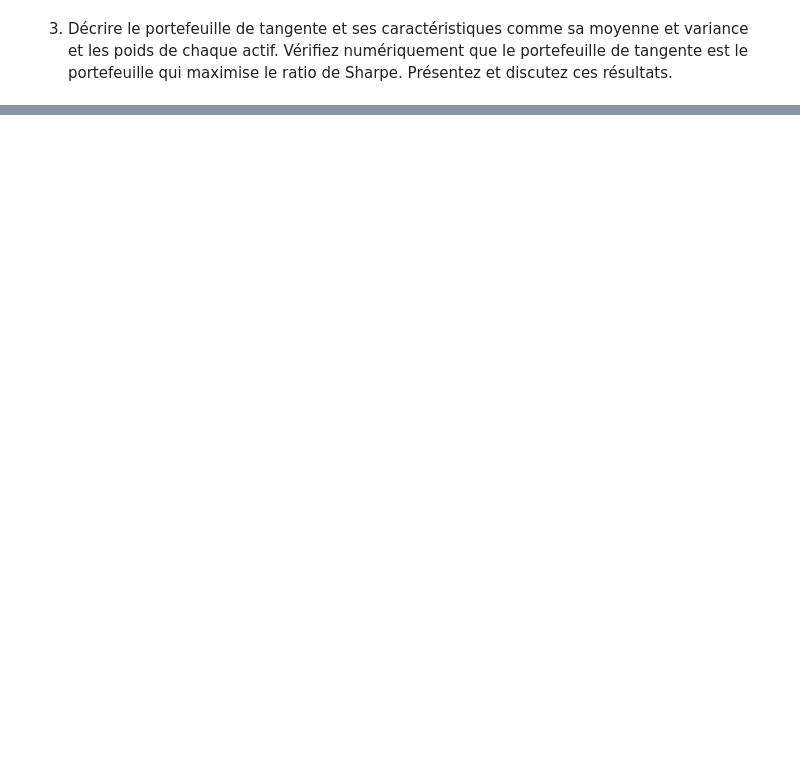
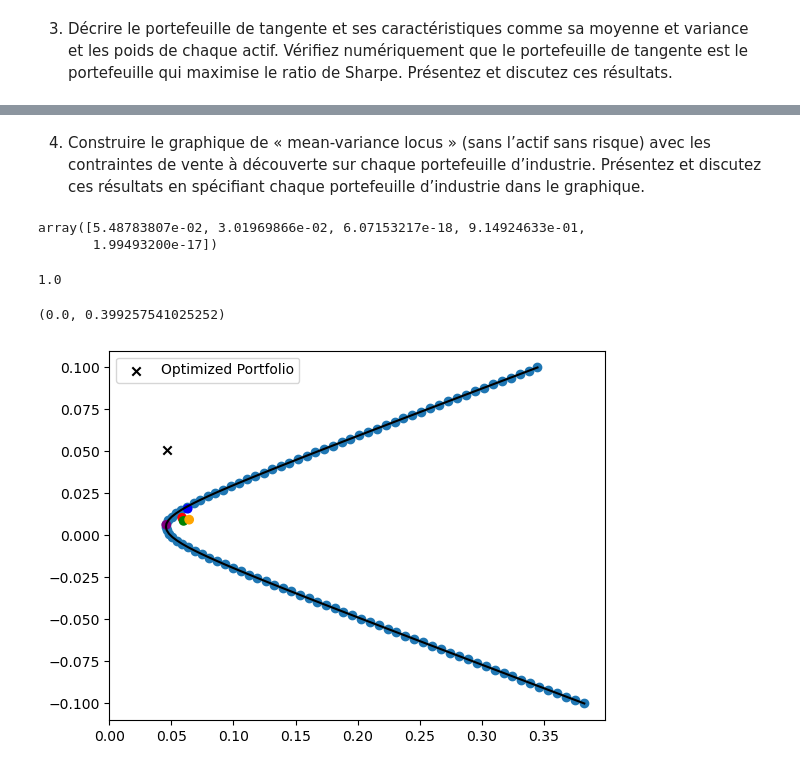
Before and after one commit to DominicPrenovost/TP1-Gestion-de-pf, a Jupyter notebook: Partie A.ipynb, the cells around one changed output, grey strips where cells are left out. Drawn from its saved outputs; the diff is of its cells as text; code cells hidden in the pictures; blank space fills up the shorter version.

```diff
--- a/Partie A.ipynb
+++ b/Partie A.ipynb
@@ -270,0 +297,77 @@ np.sum(weights_v2[max_sharpe_ratio_index]), np.sum(wt)
+# %% [markdown]
+4) Construire le graphique de « mean-variance locus » (sans l’actif sans risque) avec les
+contraintes de vente à découverte sur chaque portefeuille d’industrie. Présentez et discutez
+ces résultats en spécifiant chaque portefeuille d’industrie dans le graphique.
+# %%
+# Optimisation avec contraintes de non-négativité (short-selling interdit)
+
+from scipy.optimize import minimize
+
+def negativeSR(w):
+    w = np.array(w)
+    R = np.sum(z_bar * w)
+    V = np.sqrt(np.dot(w.T, np.dot(sigma, w)))
+    SR = R/V
+    return -1*SR
+
+def check_sum(w):
+    return np.sum(w) - 1
+
+def non_negative(w):
+    return w
+
+cons = ({'type': 'eq', 'fun': check_sum},
+        {'type': 'ineq', 'fun': non_negative})
+
+w0 = [0.2, 0.2, 0.2, 0.2, 0.2]
+
+bnds = ((0, None), (0, None), (0, None), (0, None), (0, None))
+
+w_opt = minimize(negativeSR, w0, method='SLSQP', bounds=bnds, constraints=cons)
+w_opt.x
+# %% [output]
+array([5.48783807e-02, 3.01969866e-02, 6.07153217e-18, 9.14924633e-01,
+       1.99493200e-17])
+# %%
+np.sum(w_opt.x)
+# %% [output]
+1.0
+# %%
+# Optimisation with short-selling constraints
+
+from scipy.optimize import minimize
+
+def negativeSR(w):
+    w = np.array(w)
+    R = np.sum(z_bar * w)
+    V = np.sqrt(np.dot(w.T, np.dot(sigma, w)))
+    SR = R/V
+    return -1*SR
+
+def check_sum(w):
+    return np.sum(w) - 1
+
+def non_negative(w):
+    return w
+
+cons = ({'type': 'eq', 'fun': check_sum},
+        {'type': 'ineq', 'fun': non_negative})
+
+w0 = [0.2, 0.2, 0.2, 0.2, 0.2]
+
+bnds = ((0, None), (0, None), (0, None), (0, None), (0, None))
+
+w_opt = minimize(negativeSR, w0, method='SLSQP', bounds=bnds, constraints=cons)
+w_opt.x
+
+colors = ['red', 'green', 'blue', 'purple', 'orange']
+
+plt.plot(sigma_v1, target_ret, linestyle='-', c='black')
+plt.scatter(sigma_v1, target_ret)
+plt.scatter(np.sqrt(variance), z_bar, c=colors)
+plt.scatter(np.sqrt(np.dot(w_opt.x.T, np.dot(sigma, w_opt.x))), np.sum(z_bar * w_opt.x), color='black', marker='x', label='Optimized Portfolio')
+plt.legend()
+plt.xlim(0)
+# %% [output]
+(0.0, 0.399257541025252)
+[figure, added]
```
Also changed, not shown: parts of 17 cells of this notebook.
